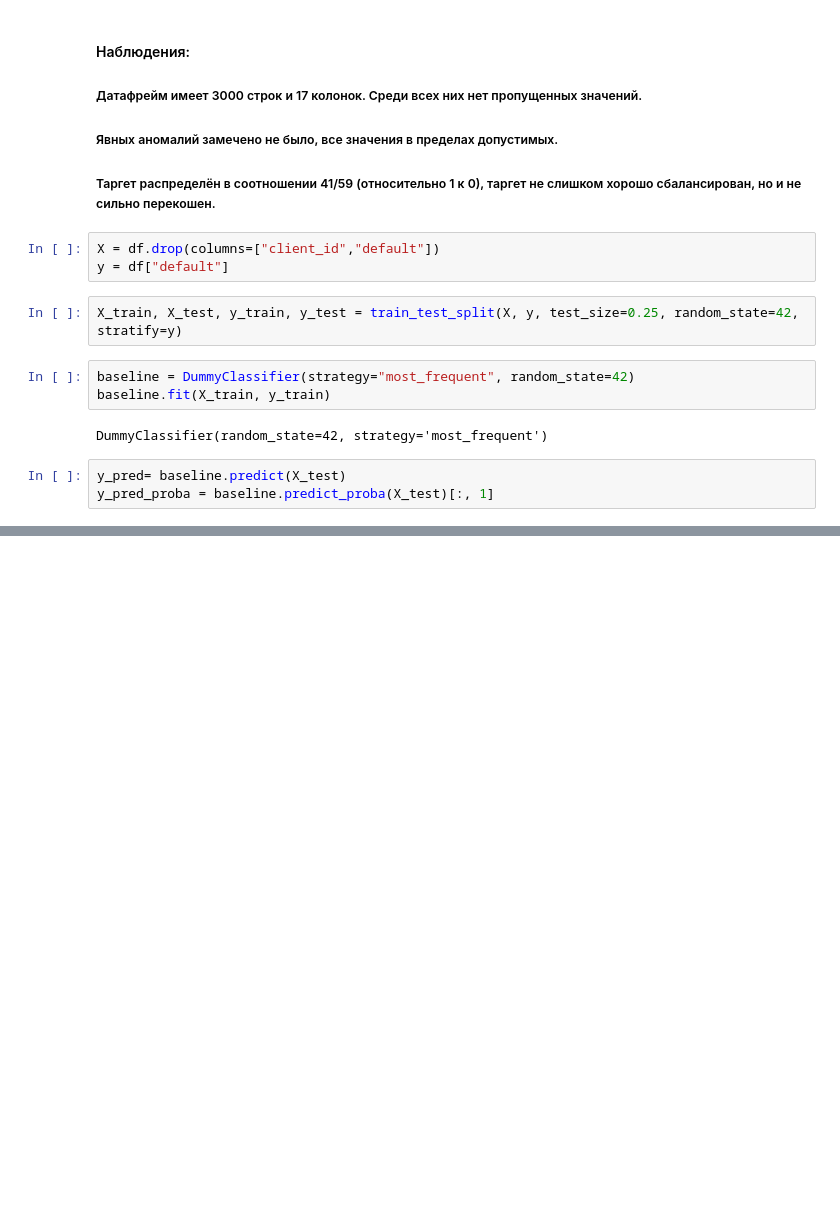
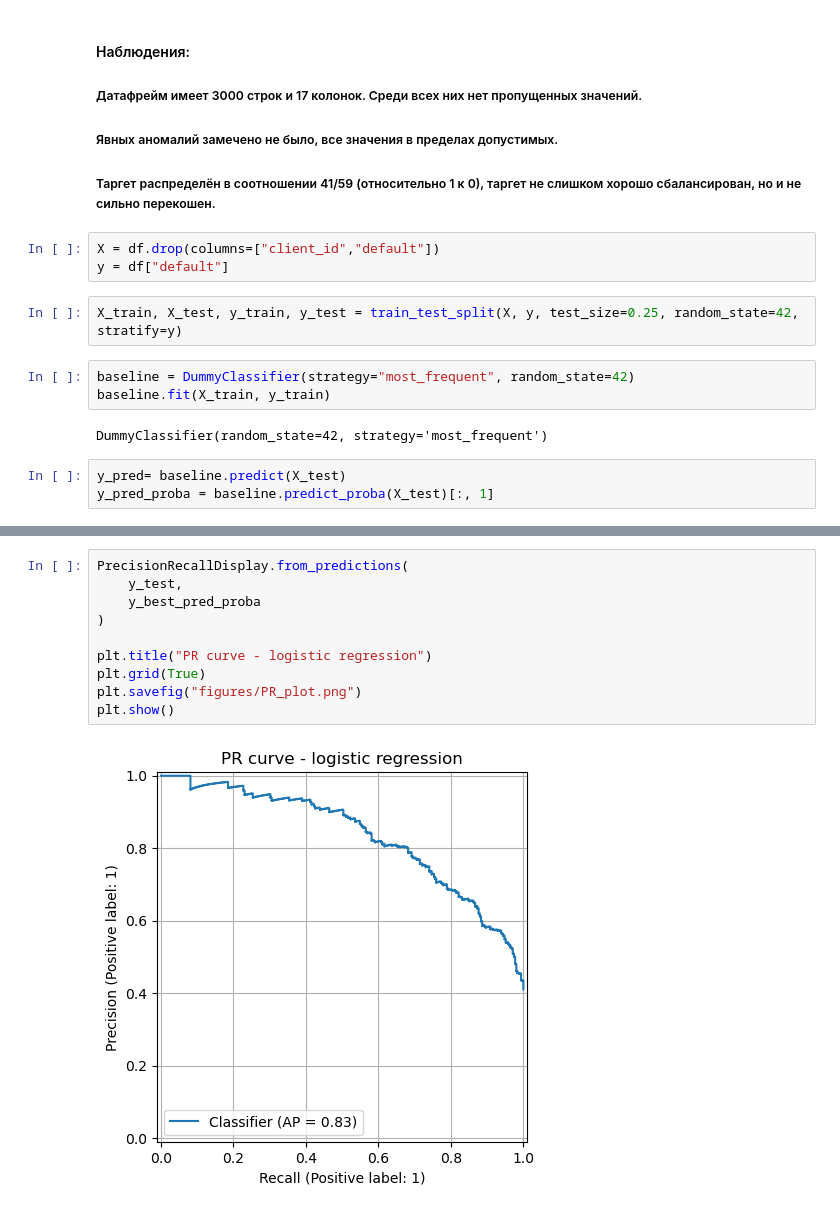
Before and after one commit to 7efirochka/aie-student-prod, a Jupyter notebook: homeworks/HW05/HW05.ipynb, the cells around one changed output, grey strips where cells are left out. Saved outputs shown, nothing was run; the diff lists cells and outputs as text; blank space fills up the shorter version.

```diff
--- a/homeworks/HW05/HW05.ipynb
+++ b/homeworks/HW05/HW05.ipynb
@@ -101,0 +177,12 @@ Accuracy: 0.5893333333333334
+# %%
+PrecisionRecallDisplay.from_predictions(
+    y_test,
+    y_best_pred_proba
+)
+
+plt.title("PR curve - logistic regression")
+plt.grid(True)
+plt.savefig("figures/PR_plot.png")
+plt.show()
+# %% [output]
+[figure, added]
```
Also changed, not shown: parts of 16 cells of this notebook.
